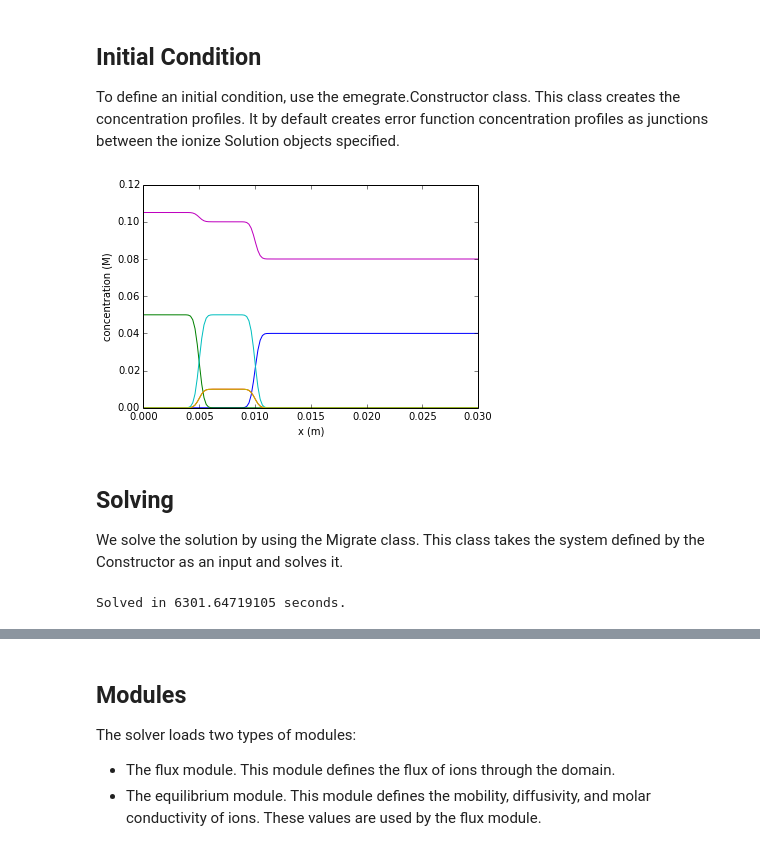
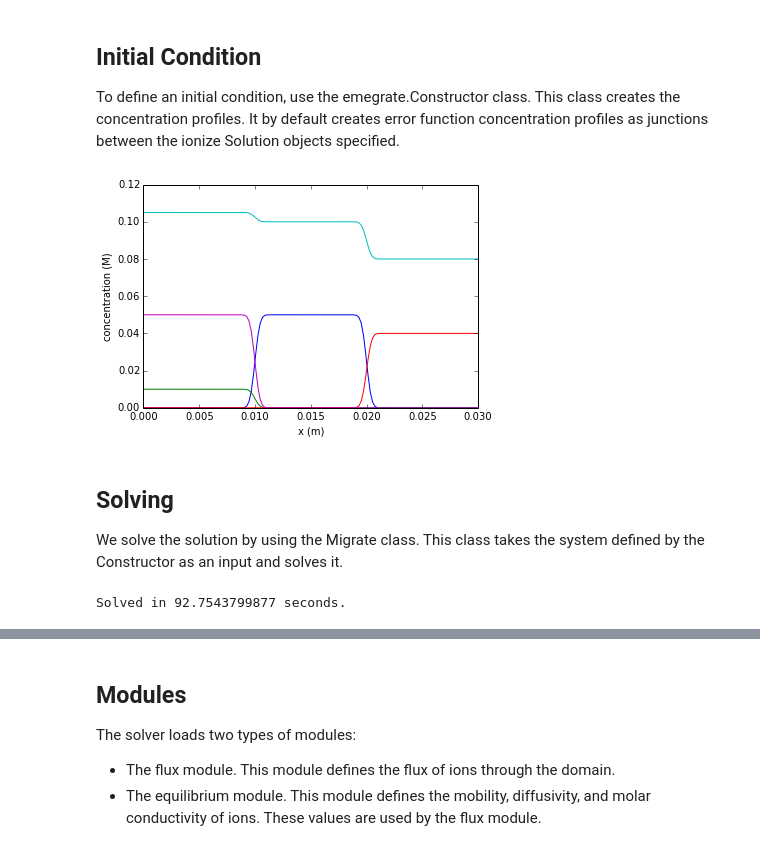
Before and after one commit to lewisamarshall/emigrate, a Jupyter notebook: Tutorial.ipynb, the cells around one changed output, grey strips where cells are left out. Saved outputs shown, nothing was run; the diff lists cells and outputs as text; code cells hidden in the pictures.

```diff
--- a/Tutorial.ipynb
+++ b/Tutorial.ipynb
@@ -18,26 +18,25 @@ Initial Condition
 -----------------
 To define an initial condition, use the emegrate.Constructor class. This class creates the concentration profiles. It by default creates error function concentration profiles as junctions between the ionize Solution objects specified.
 # %%
-solutions = [ionize.Solution(['hepes', 'tris'], [.05, .105]),
-             ionize.Solution(['caproic acid', 'tris', 'fluorescein', 'alexa fluor 488'], [.05, .1, .01, .01]),
-             ionize.Solution(['hydrochloric acid', 'tris'], [.04, .08]),
+solutions = [ionize.Solution(['hepes', 'tris', 'fluorescein'], [.05, .105, .01]),
+             ionize.Solution(['hydrochloric acid', 'tris'], [.05, .1]),
+             ionize.Solution(['caproic acid', 'tris'], [.04, .08]),
             ]
-system = emigrate.Electrolyte().construct(
-                         lengths=[.005, .005, .02],
+system = emigrate.Electrolyte().construct(lengths=[0.01]*len(solutions),
                          n_nodes=150,
                          interface_length=.0005,
                          solutions=solutions,
                          voltage= -50, current_density=None,
                          domain_mode='left',
                          )
 for i in range(len(system.ions)):
     plot(system.nodes, system.concentrations[i,:])
 xlabel('x (m)')
 ylabel('concentration (M)')
 xlim([0, .03])
 show()
 # %% [output]
-[figure, old version]
+[figure, new version]
 # %% [markdown]
 Solving
 -------
@@ -45,8 +44,8 @@ We solve the solution by using the Migrate class. This class takes the system de
 # %%
 solver = emigrate.Migrate(system, 'slip')
 # solver.set_reference_frame(ionize.load_ion('hydrochloric acid'))
-tmax = 100
-dt = .2
+tmax = 200
+dt = 1
 ode_solver = 'dopri5'
 profile = False
 
@@ -56,8 +55,9 @@ else:
     epoch = time.time()
     solver.solve(tmax, dt, method=ode_solver)
     print 'Solved in {} seconds.'.format(time.time()-epoch)
+show()
 # %% [output]
-Solved in 6301.64719105 seconds.
+Solved in 92.7543799877 seconds.
 # %%
 for t, electrolyte in solver.electromigration.electrolytes.items():
         for ion_concentration in electrolyte.concentrations:
```
Also changed, not shown: parts of 4 cells of this notebook, 4 other files.
